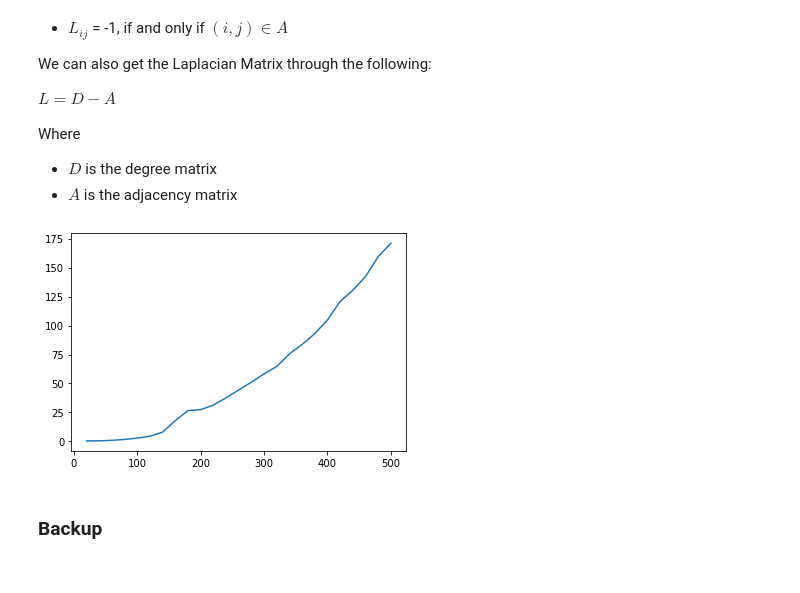
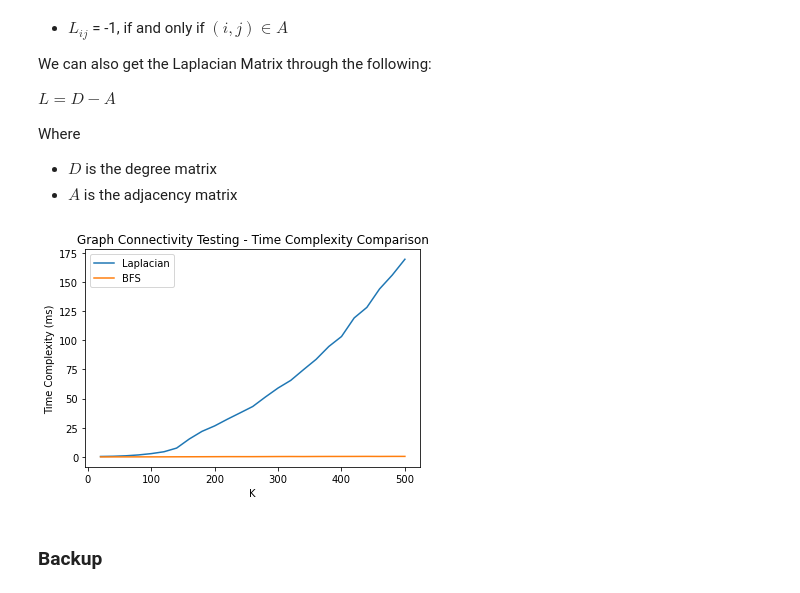
Before and after one commit to brauliovillalobos/Networking-for-Big-Data-Data-Centers-HW1-1047223, a Jupyter notebook: HW1_NBD_DataCenters.ipynb, the cells around one changed output. Cells and saved outputs as stored; diff of their text form; code cells hidden in the pictures.

Commit message:
Complexity of BFS for diff K's

```diff
--- a/HW1_NBD_DataCenters.ipynb
+++ b/HW1_NBD_DataCenters.ipynb
@@ -176,15 +176,18 @@ k_list = list(range(20,501,20))
 
 #Vector to store complexity of Laplacian Matrix for different values of k
 vec_laplacian_k = np.zeros(len(k_list))
+vec_bfs_k = np.zeros(len(k_list))
 
 for k in k_list:
     vec_laplacian_sim = np.zeros(n)
+    vec_bfs_sim = np.zeros(n)
 
     for i in range(0,n):
 
         #Creation of random graph
         r_graph = rr_graph_f(3, k)
 
+        #-------Laplacian Test-------------
         # Start of Laplacian Test
         start_time = datetime.datetime.now()
 
@@ -197,14 +200,34 @@ for k in k_list:
         time_diff = (end_time - start_time)
         execution_time = time_diff.total_seconds() * 1000
         vec_laplacian_sim[i] = execution_time
+        #-------Laplacian Test--------------
+
+        #-------BFS Test--------------------
+        start_time = datetime.datetime.now()
+
+        Check_connectivity_BFS(r_graph)
+
+        end_time = datetime.datetime.now()
+
+        #Store results of BFS Test
+        time_diff = (end_time - start_time)
+        execution_time = time_diff.total_seconds() * 1000
+        vec_bfs_sim[i] = execution_time
+        #-------BFS Test--------------------
 
     vec_laplacian_k[int((k/20)-1)] = np.mean(vec_laplacian_sim)
+    vec_bfs_k[int((k/20)-1)] = np.mean(vec_bfs_sim)
 # %%
 vec_laplacian_k
-plt.plot(k_list, vec_laplacian_k)
+plt.plot(k_list, vec_laplacian_k,label = "Laplacian")
+plt.plot(k_list, vec_bfs_k,label = "BFS")
+plt.title('Graph Connectivity Testing - Time Complexity Comparison')
+plt.ylabel('Time Complexity (ms)')
+plt.xlabel('K')
+plt.legend()
 plt.show()
 # %% [output]
-[figure, old version]
+[figure, new version]
 # %% [markdown]
 ### Backup
 # %%
```
Also changed, not shown: parts of 4 cells of this notebook.
